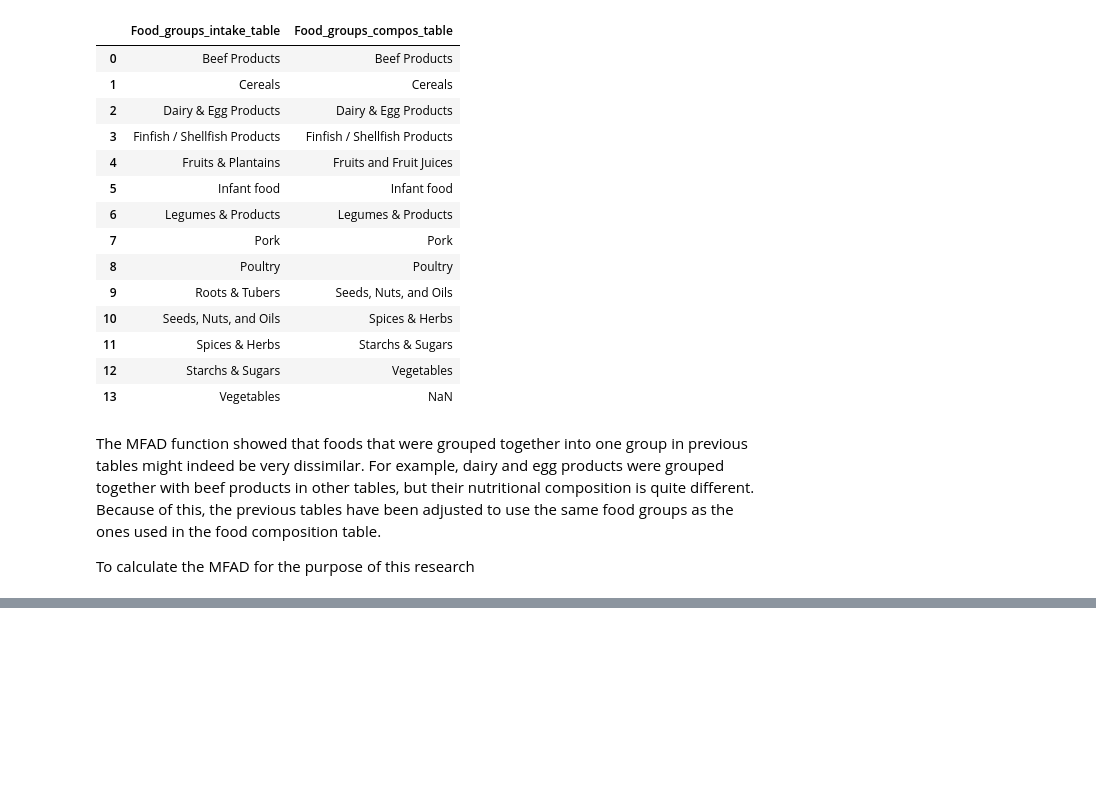
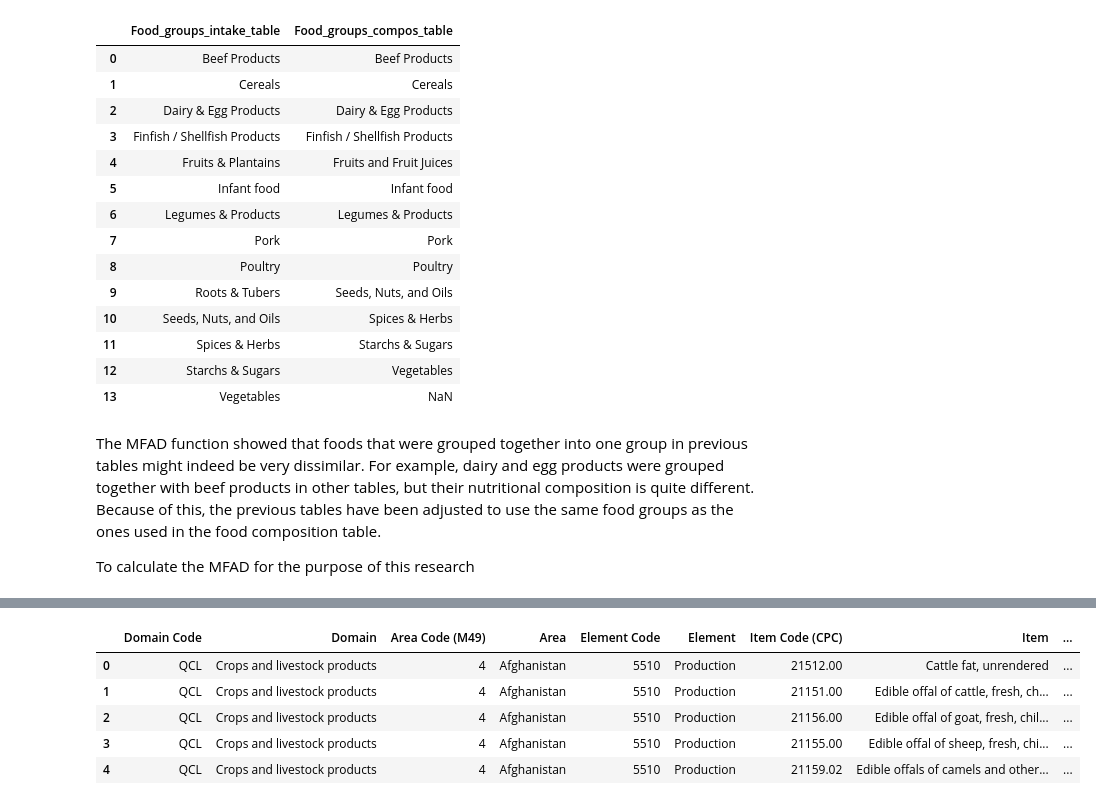
Before and after one commit to DavidMbelwa/thesis, a Jupyter notebook: Materials_and_methods.ipynb, the cells around one changed output, grey strips where cells are left out. Saved outputs shown, nothing was run; the diff lists cells and outputs as text; code cells hidden in the pictures; blank space fills up the shorter version.

```diff
--- a/Materials_and_methods.ipynb
+++ b/Materials_and_methods.ipynb
@@ -1911,0 +2219,13 @@ Test
+# %%
+# Importing the raw animal products production data
+
+raw_animal = pd.read_csv("materials_and_methods/Metric_5/indicator_2/raw_animal.csv")
+
+raw_animal.head()
+# %% [output]
+|  | Domain Code | Domain | Area Code (M49) | Area | Element Code | Element | Item Code (CPC) | Item | ... |
+| 0 | QCL | Crops and livestock products | 4 | Afghanistan | 5510 | Production | 21512.00 | Cattle fat, unrendered | ... |
+| 1 | QCL | Crops and livestock products | 4 | Afghanistan | 5510 | Production | 21151.00 | Edible offal of cattle, fresh, ch... | ... |
+| 2 | QCL | Crops and livestock products | 4 | Afghanistan | 5510 | Production | 21156.00 | Edible offal of goat, fresh, chil... | ... |
+| 3 | QCL | Crops and livestock products | 4 | Afghanistan | 5510 | Production | 21155.00 | Edible offal of sheep, fresh, chi... | ... |
+| 4 | QCL | Crops and livestock products | 4 | Afghanistan | 5510 | Production | 21159.02 | Edible offals of camels and other... | ... |
```
Also changed, not shown: parts of 43 cells of this notebook, 14 other files.
